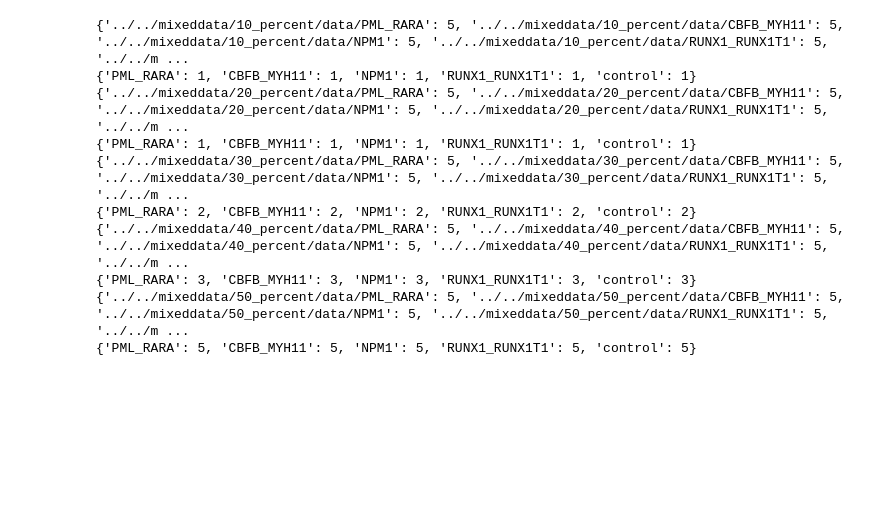
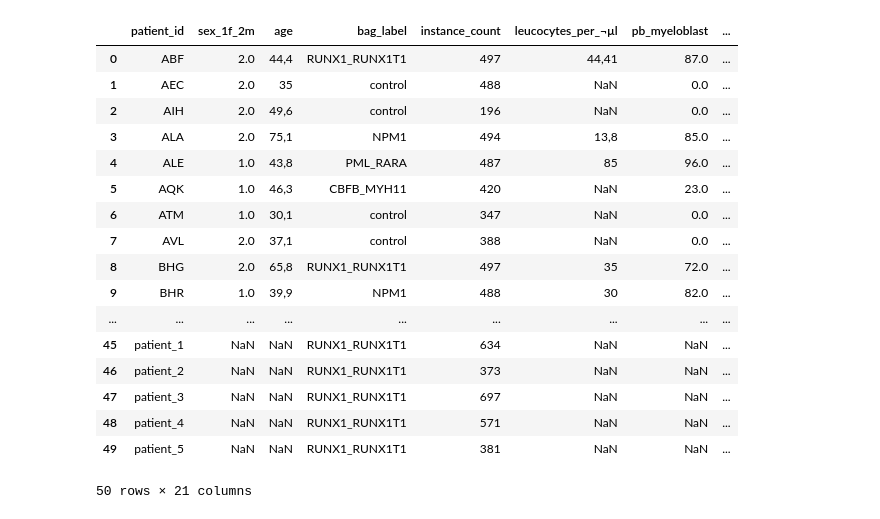
Before and after one commit to aleksandraiva/CMSCB-SCEMILA, a Jupyter notebook: SCEMILA/create_combined_dataset_naive.ipynb, the cells around one changed output. Drawn from its saved outputs; the diff is of its cells as text; code cells hidden in the pictures; blank space fills up the shorter version.

```diff
--- a/SCEMILA/create_combined_dataset_naive.ipynb
+++ b/SCEMILA/create_combined_dataset_naive.ipynb
@@ -71,16 +94,28 @@ for p in percentage:
         folder_name = os.path.basename(key)
         num_art_patient[folder_name] = round((value * art_percentage)/(100-art_percentage))
 
-    print(num_art_patient)
     #Copy files from artificialdata folder
-    copyfiles_art(src_artificialdata_folder, dest_mixeddata_folder, num_art_patient)
+    selected_patients=copyfiles_art(src_artificialdata_folder, dest_mixeddata_folder, num_art_patient)
+
+    # Create DataFrame from selected_patients with all specified columns
 
     # This cell creates metadata.csv
     df1 = pd.read_csv(os.path.dirname(src_data_folder)+"/metadata.csv")
     df2 = pd.read_csv(os.path.dirname(src_artificialdata_folder)+"/metadata.csv")
 
+    #TODO: remove patients that were not selected
+
+    selected_patients_df = pd.DataFrame(selected_patients, columns=['patient_id', 'bag_label'])
+    filtered_df2 = df2.merge(selected_patients_df, on=['patient_id', 'bag_label'], how='inner')
+
     # Concatenate the dataframes
-    conc_df = pd.concat([df1, df2], ignore_index=True)
+
+    #df1_selected = df1[['patient_id', 'bag_label']]
+    #filtered_df2_selected = filtered_df2[['patient_id', 'bag_label']]
+
+    # Concatenate the selected dataframes
+    conc_df = pd.concat([df1, filtered_df2], ignore_index=True)
+    #conc_df = pd.concat([df1, filtered_df2], ignore_index=True)
 
     # Write the concatenated dataframe to a new CSV file
     conc_df.to_csv(os.path.dirname(dest_mixeddata_folder)+'/metadata.csv', index=False)
@@ -93,14 +128,24 @@ for p in percentage:
     # Creating datafolder_1 folder within output folder
     datafolder_1_path = os.path.join(output_folder_path, 'result_folder_1')
     os.makedirs(datafolder_1_path, exist_ok=True)
-# %% [output]
-{'../../mixeddata/10_percent/data/PML_RARA': 5, '../../mixeddata/10_percent/data/CBFB_MYH11': 5, '../../mixeddata/10_percent/data/NPM1': 5, '../../mixeddata/10_percent/data/RUNX1_RUNX1T1': 5, '../../m ...
-{'PML_RARA': 1, 'CBFB_MYH11': 1, 'NPM1': 1, 'RUNX1_RUNX1T1': 1, 'control': 1}
-{'../../mixeddata/20_percent/data/PML_RARA': 5, '../../mixeddata/20_percent/data/CBFB_MYH11': 5, '../../mixeddata/20_percent/data/NPM1': 5, '../../mixeddata/20_percent/data/RUNX1_RUNX1T1': 5, '../../m ...
-{'PML_RARA': 1, 'CBFB_MYH11': 1, 'NPM1': 1, 'RUNX1_RUNX1T1': 1, 'control': 1}
-{'../../mixeddata/30_percent/data/PML_RARA': 5, '../../mixeddata/30_percent/data/CBFB_MYH11': 5, '../../mixeddata/30_percent/data/NPM1': 5, '../../mixeddata/30_percent/data/RUNX1_RUNX1T1': 5, '../../m ...
-{'PML_RARA': 2, 'CBFB_MYH11': 2, 'NPM1': 2, 'RUNX1_RUNX1T1': 2, 'control': 2}
-{'../../mixeddata/40_percent/data/PML_RARA': 5, '../../mixeddata/40_percent/data/CBFB_MYH11': 5, '../../mixeddata/40_percent/data/NPM1': 5, '../../mixeddata/40_percent/data/RUNX1_RUNX1T1': 5, '../../m ...
-{'PML_RARA': 3, 'CBFB_MYH11': 3, 'NPM1': 3, 'RUNX1_RUNX1T1': 3, 'control': 3}
-{'../../mixeddata/50_percent/data/PML_RARA': 5, '../../mixeddata/50_percent/data/CBFB_MYH11': 5, '../../mixeddata/50_percent/data/NPM1': 5, '../../mixeddata/50_percent/data/RUNX1_RUNX1T1': 5, '../../m ...
-{'PML_RARA': 5, 'CBFB_MYH11': 5, 'NPM1': 5, 'RUNX1_RUNX1T1': 5, 'control': 5}
+# %%
+conc_df
+# %% [output]
+|  | patient_id | sex_1f_2m | age | bag_label | instance_count | leucocytes_per_¬µl | pb_myeloblast | ... |
+| 0 | ABF | 2.0 | 44,4 | RUNX1_RUNX1T1 | 497 | 44,41 | 87.0 | ... |
+| 1 | AEC | 2.0 | 35 | control | 488 | NaN | 0.0 | ... |
+| 2 | AIH | 2.0 | 49,6 | control | 196 | NaN | 0.0 | ... |
+| 3 | ALA | 2.0 | 75,1 | NPM1 | 494 | 13,8 | 85.0 | ... |
+| 4 | ALE | 1.0 | 43,8 | PML_RARA | 487 | 85 | 96.0 | ... |
+| 5 | AQK | 1.0 | 46,3 | CBFB_MYH11 | 420 | NaN | 23.0 | ... |
+| 6 | ATM | 1.0 | 30,1 | control | 347 | NaN | 0.0 | ... |
+| 7 | AVL | 2.0 | 37,1 | control | 388 | NaN | 0.0 | ... |
+| 8 | BHG | 2.0 | 65,8 | RUNX1_RUNX1T1 | 497 | 35 | 72.0 | ... |
+| 9 | BHR | 1.0 | 39,9 | NPM1 | 488 | 30 | 82.0 | ... |
+| ... | ... | ... | ... | ... | ... | ... | ... | ... |
+| 45 | patient_1 | NaN | NaN | RUNX1_RUNX1T1 | 634 | NaN | NaN | ... |
+| 46 | patient_2 | NaN | NaN | RUNX1_RUNX1T1 | 373 | NaN | NaN | ... |
+| 47 | patient_3 | NaN | NaN | RUNX1_RUNX1T1 | 697 | NaN | NaN | ... |
+| 48 | patient_4 | NaN | NaN | RUNX1_RUNX1T1 | 571 | NaN | NaN | ... |
+| 49 | patient_5 | NaN | NaN | RUNX1_RUNX1T1 | 381 | NaN | NaN | ... |
+50 rows × 21 columns
```
Also changed, not shown: parts of 5 cells of this notebook.
